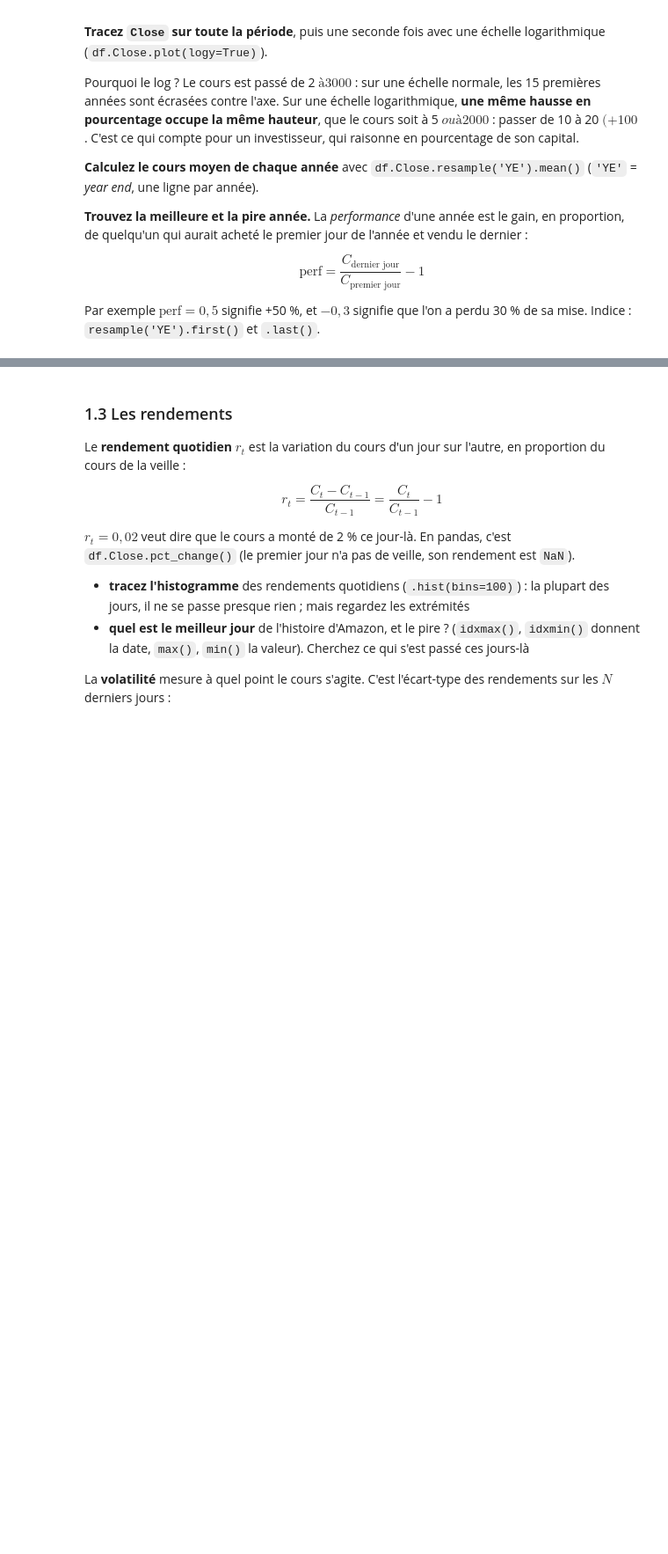
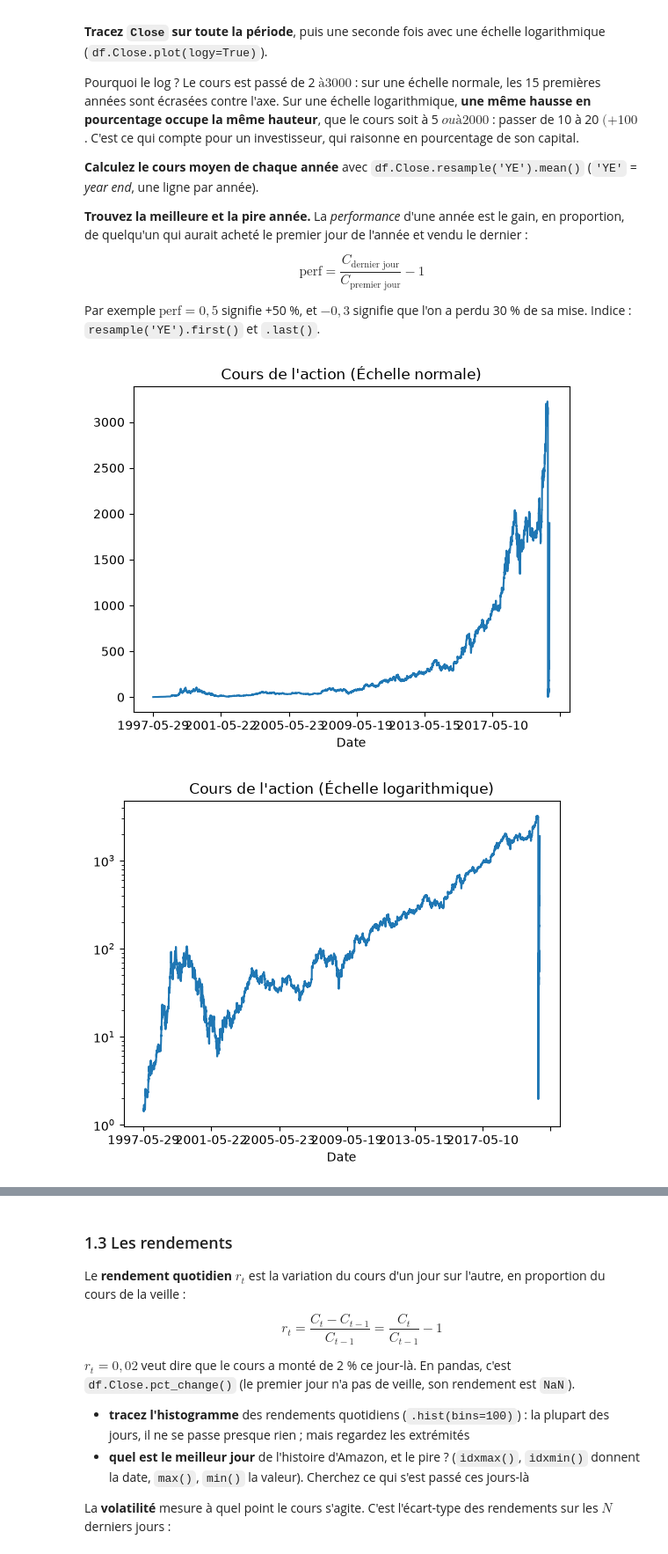
Before and after one commit to SIMVIA-lucas-sovre/projet-trading-pandas, a Jupyter notebook: groupe-3.ipynb, the cells around one changed output, grey strips where cells are left out. Shown at 88% size. Saved outputs shown, nothing was run; the diff lists cells and outputs as text; code cells hidden in the pictures; blank space fills up the shorter version.

```diff
--- a/groupe-3.ipynb
+++ b/groupe-3.ipynb
@@ -71,8 +71,8 @@ Rappels utiles : `pd.read_csv(..., skiprows=)`, `pd.to_datetime()`, `dropna(subs
 # %%
 df = pd.read_csv("Amazon.csv", skiprows=3)
 df = df.set_index('Date')
-df['Date'] = pd.to_datetime(df['Date'])
+#df['Date'] = pd.to_datetime(df['Date'])
 df = df.dropna()
-df = df.sort_index('Date')
+df = df.sort_values('Date')
 print(df)
 # %% [output]
@@ -103,4 +119,11 @@ $$\text{perf} = \frac{C_{\text{dernier jour}}}{C_{\text{premier jour}}} - 1$$
 Par exemple $\text{perf} = 0{,}5$ signifie +50 %, et $-0{,}3$ signifie que l'on a perdu 30 % de sa mise.
 Indice : `resample('YE').first()` et `.last()`.
 # %%
-# votre code
+df["Close"].plot(title="Cours de l'action (Échelle normale)")
+plt.show()
+
+df["Close"].plot(logy=True, title="Cours de l'action (Échelle logarithmique)")
+plt.show()
+# %% [output]
+[figure, added]
+[figure, added]
```
Also changed, not shown: parts of 4 cells of this notebook.
